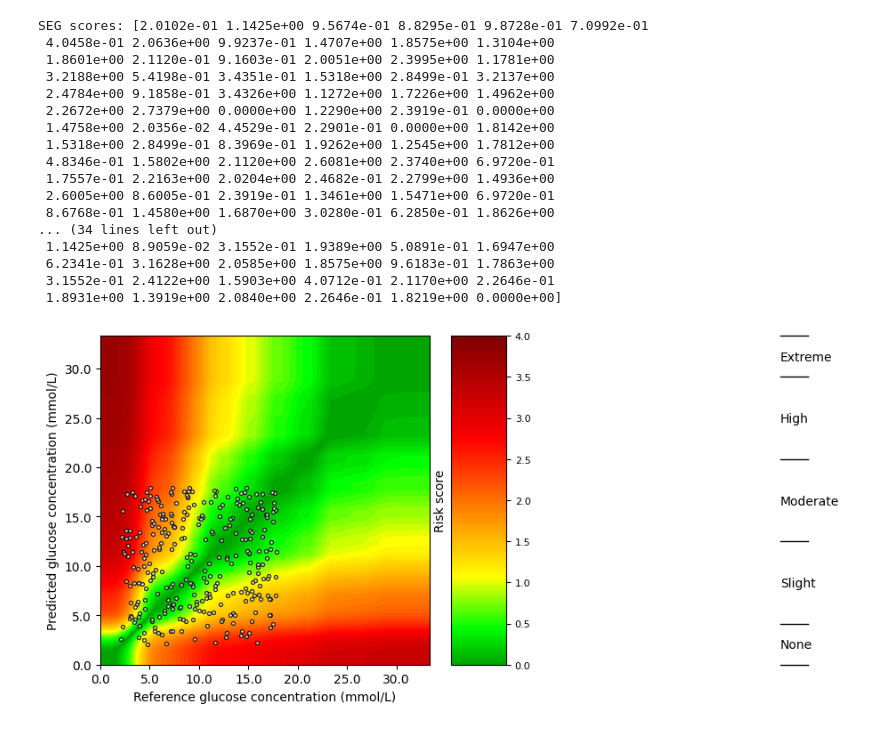
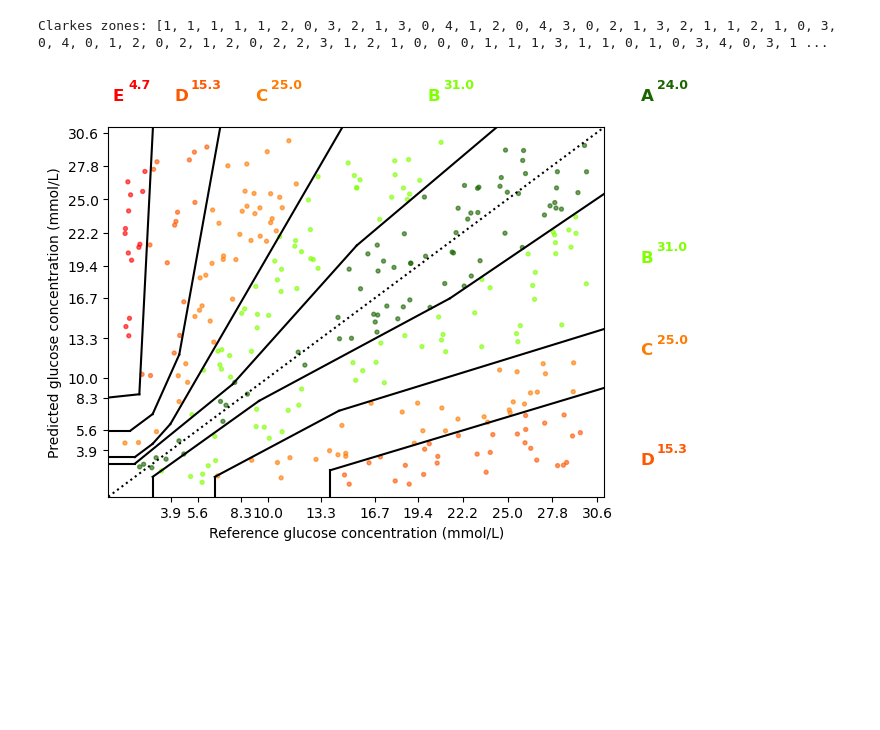
Before and after one commit to hulmanlab/jchr_racial_diff, a Jupyter notebook: scripts/3_3_1_plot_error_grid.ipynb, the cells around one changed output. Saved outputs shown, nothing was run; the diff lists cells and outputs as text; code cells hidden in the pictures; blank space fills up the shorter version.

```diff
--- a/scripts/3_3_1_plot_error_grid.ipynb
+++ b/scripts/3_3_1_plot_error_grid.ipynb
@@ -37,35 +83,18 @@ for file_path in glob.glob(file_pattern):
 # %%
 from random import uniform
 
 import matplotlib.pyplot as plt
 
-from methcomp import seg, segscores
+from methcomp import parkes, parkeszones
 
-ref = [uniform(2, 18) for _ in range(300)]
-test = [uniform(2, 18) for _ in range(300)]
+ref = [uniform(1, 30) for _ in range(300)]
+test = [uniform(1, 30) for _ in range(300)]
 
-zones = segscores(ref, test, units="mmol")
-print("SEG scores: {}".format(zones))
+zones = parkeszones(1, ref, test, units="mmol", numeric=True)
+print("Clarkes zones: {}".format(zones))
+
+parkes(1, ref, test, units="mmol", color_points="auto", percentage=True)
+plt.show()
 # %% [output]
-SEG scores: [2.0102e-01 1.1425e+00 9.5674e-01 8.8295e-01 9.8728e-01 7.0992e-01
- 4.0458e-01 2.0636e+00 9.9237e-01 1.4707e+00 1.8575e+00 1.3104e+00
- 1.8601e+00 2.1120e-01 9.1603e-01 2.0051e+00 2.3995e+00 1.1781e+00
- 3.2188e+00 5.4198e-01 3.4351e-01 1.5318e+00 2.8499e-01 3.2137e+00
- 2.4784e+00 9.1858e-01 3.4326e+00 1.1272e+00 1.7226e+00 1.4962e+00
- 2.2672e+00 2.7379e+00 0.0000e+00 1.2290e+00 2.3919e-01 0.0000e+00
- 1.4758e+00 2.0356e-02 4.4529e-01 2.2901e-01 0.0000e+00 1.8142e+00
- 1.5318e+00 2.8499e-01 8.3969e-01 1.9262e+00 1.2545e+00 1.7812e+00
- 4.8346e-01 1.5802e+00 2.1120e+00 2.6081e+00 2.3740e+00 6.9720e-01
- 1.7557e-01 2.2163e+00 2.0204e+00 2.4682e-01 2.2799e+00 1.4936e+00
- 2.6005e+00 8.6005e-01 2.3919e-01 1.3461e+00 1.5471e+00 6.9720e-01
- 8.6768e-01 1.4580e+00 1.6870e+00 3.0280e-01 6.2850e-01 1.8626e+00
-... (34 lines left out)
- 1.1425e+00 8.9059e-02 3.1552e-01 1.9389e+00 5.0891e-01 1.6947e+00
- 6.2341e-01 3.1628e+00 2.0585e+00 1.8575e+00 9.6183e-01 1.7863e+00
- 3.1552e-01 2.4122e+00 1.5903e+00 4.0712e-01 2.1170e+00 2.2646e-01
- 1.8931e+00 1.3919e+00 2.0840e+00 2.2646e-01 1.8219e+00 0.0000e+00]
+Clarkes zones: [1, 1, 1, 1, 1, 2, 0, 3, 2, 1, 3, 0, 4, 1, 2, 0, 4, 3, 0, 2, 1, 3, 2, 1, 1, 2, 1, 0, 3, 0, 4, 0, 1, 2, 0, 2, 1, 2, 0, 2, 2, 3, 1, 2, 1, 0, 0, 0, 1, 1, 1, 3, 1, 1, 0, 1, 0, 3, 4, 0, 3, 1 ...
+[figure, added]
-# %%
-seg(ref, test, units="mmol", percentage=False)
-plt.show()
-# %% [output]
-[figure, removed]
```
Also changed, not shown: parts of 3 cells of this notebook, 6 other files.
